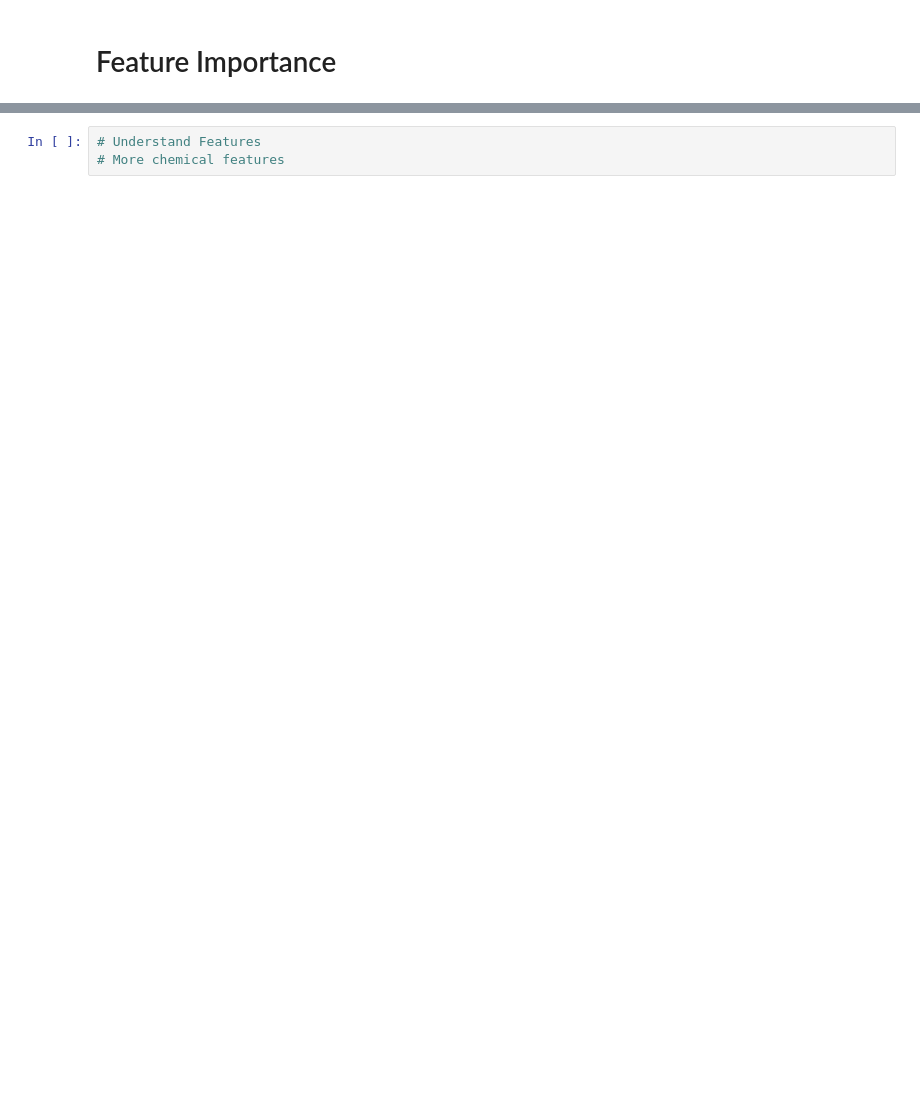
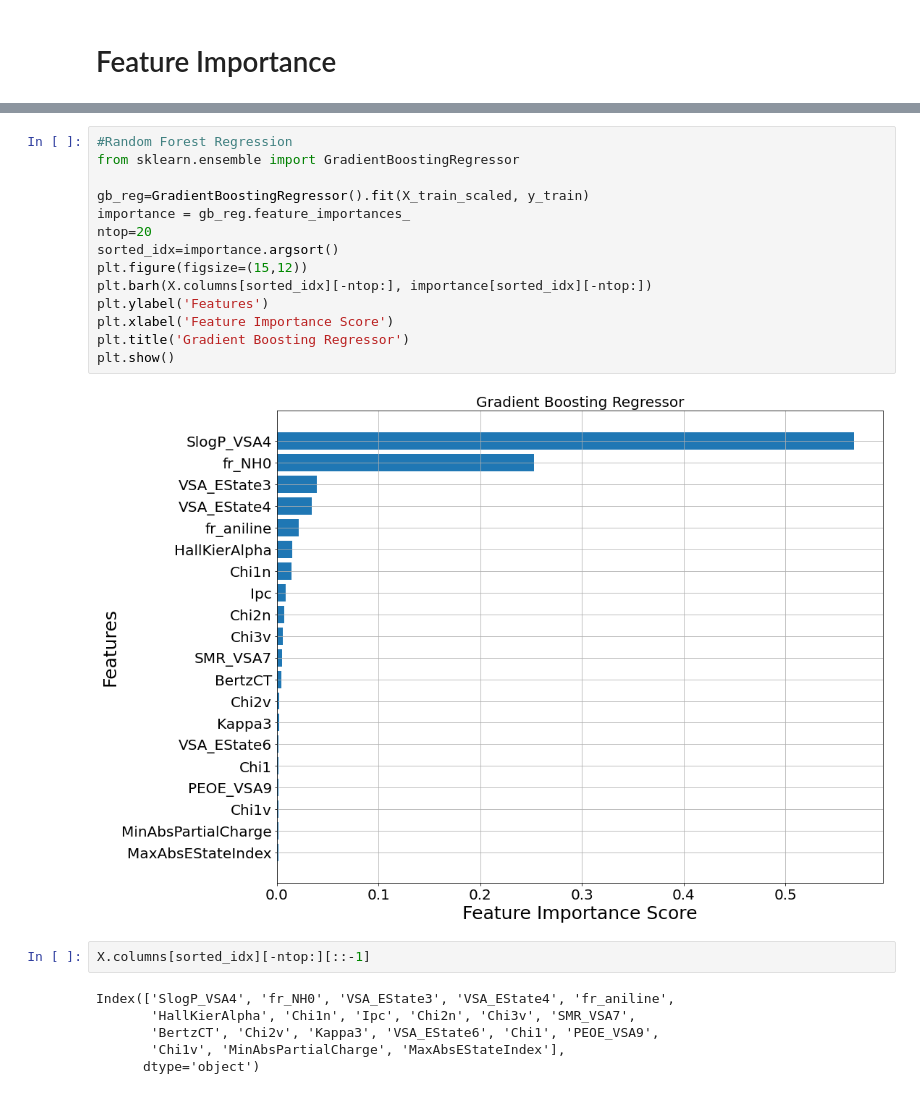
Before and after one commit to siddharth-ncl-work/miscellaneous, a Jupyter notebook: machine_learning_project_ideas/1/model_training.ipynb, the cells around one changed output, grey strips where cells are left out. Cells and saved outputs as stored; diff of their text form; blank space fills up the shorter version.

```diff
--- a/machine_learning_project_ideas/1/model_training.ipynb
+++ b/machine_learning_project_ideas/1/model_training.ipynb
@@ -527,3 +527,24 @@ plt.show()
+# %%
+#Random Forest Regression
+from sklearn.ensemble import GradientBoostingRegressor
+
+gb_reg=GradientBoostingRegressor().fit(X_train_scaled, y_train)
+importance = gb_reg.feature_importances_
+ntop=20
+sorted_idx=importance.argsort()
+plt.figure(figsize=(15,12))
+plt.barh(X.columns[sorted_idx][-ntop:], importance[sorted_idx][-ntop:])
+plt.ylabel('Features')
+plt.xlabel('Feature Importance Score')
+plt.title('Gradient Boosting Regressor')
+plt.show()
+# %% [output]
+[figure, added]
 # %%
-# Understand Features
-# More chemical features
+X.columns[sorted_idx][-ntop:][::-1]
+# %% [output]
+Index(['SlogP_VSA4', 'fr_NH0', 'VSA_EState3', 'VSA_EState4', 'fr_aniline',
+       'HallKierAlpha', 'Chi1n', 'Ipc', 'Chi2n', 'Chi3v', 'SMR_VSA7',
+       'BertzCT', 'Chi2v', 'Kappa3', 'VSA_EState6', 'Chi1', 'PEOE_VSA9',
+       'Chi1v', 'MinAbsPartialCharge', 'MaxAbsEStateIndex'],
+      dtype='object')
```
Also changed, not shown: parts of 11 cells of this notebook.
